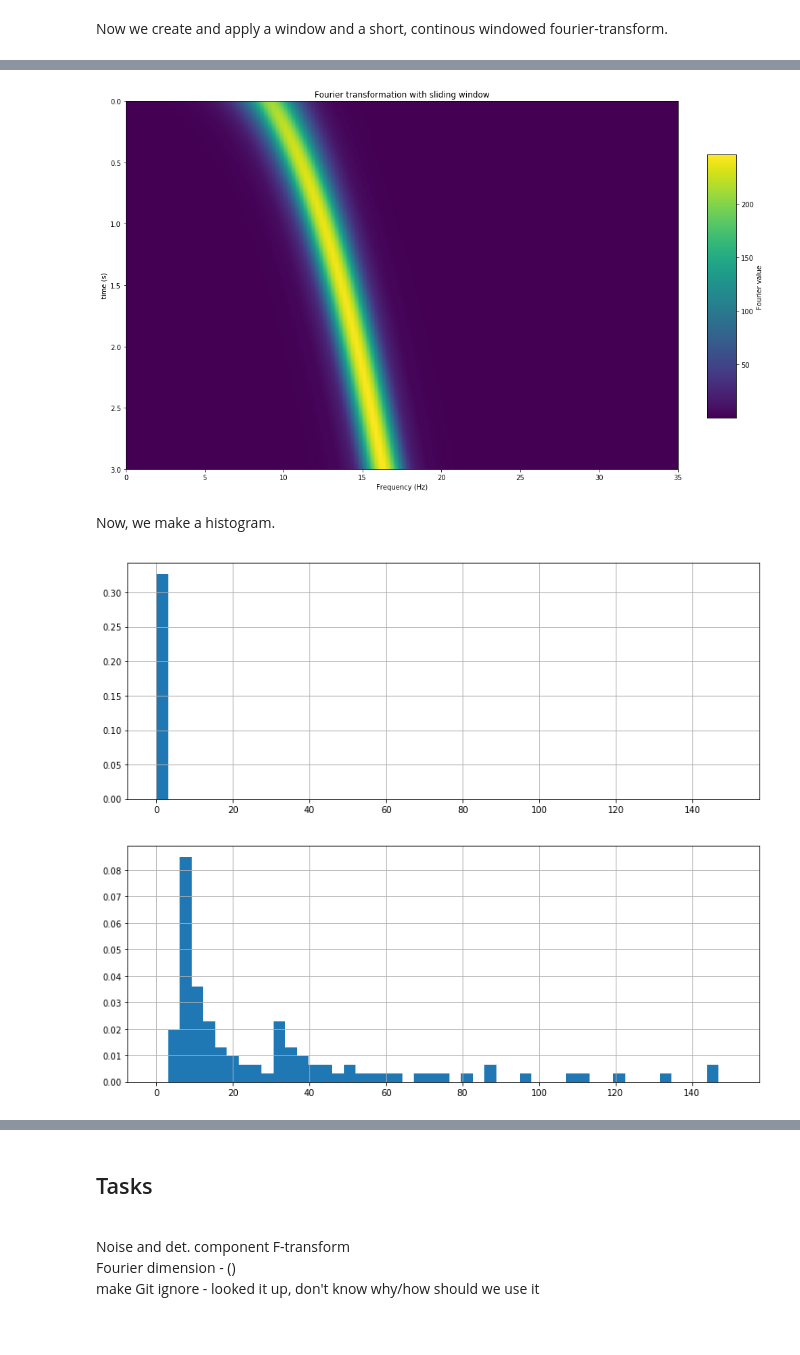
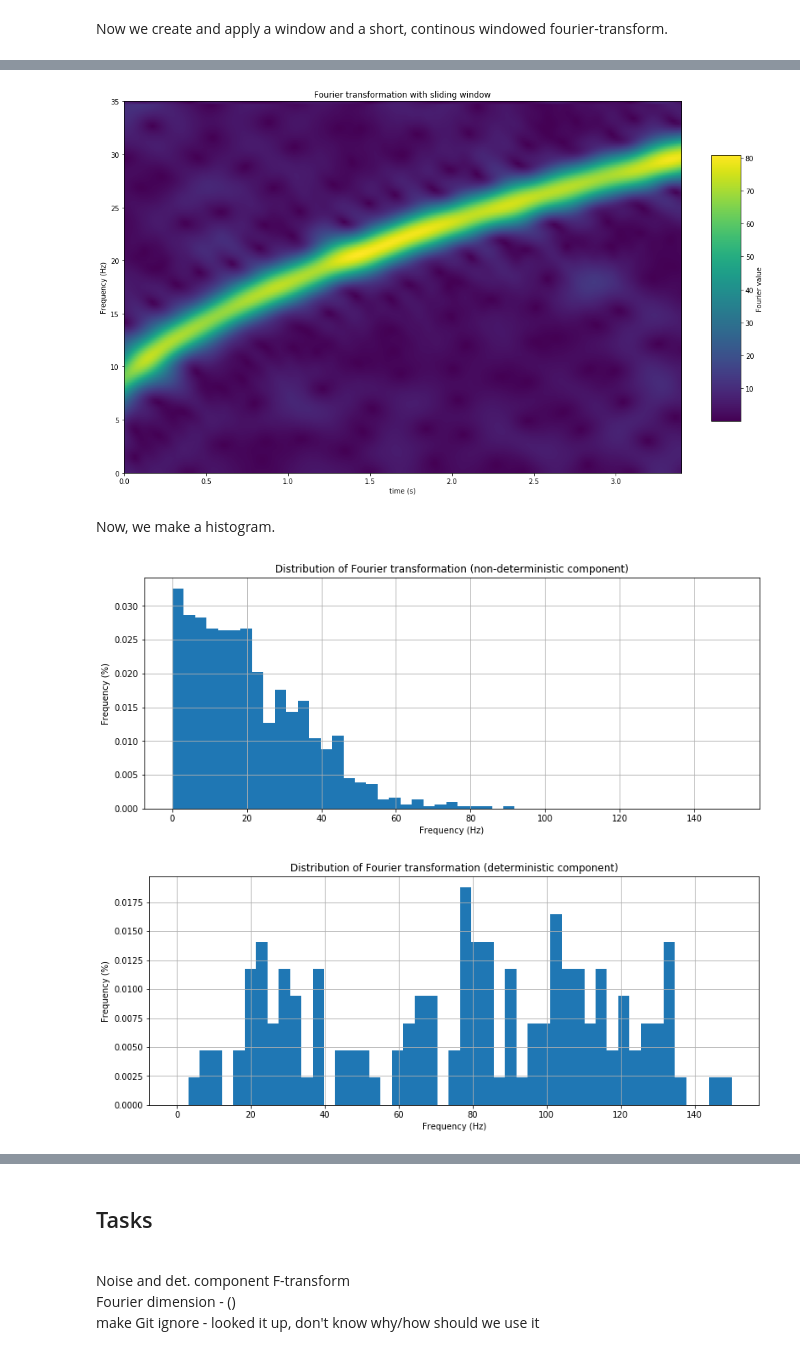
Before and after one commit to martonvavrik/fusion_research, a Jupyter notebook: waves.ipynb, the cells around one changed output, grey strips where cells are left out. Saved outputs shown, nothing was run; the diff lists cells and outputs as text; code cells hidden in the pictures.

```diff
--- a/waves.ipynb
+++ b/waves.ipynb
@@ -15,16 +15,16 @@ from IPython.display import display
 <br> randamp - amplitude of noise (random noise)
 <br> <br> First, we create our signal and noise. In deafult: a sine wave, and a white noise.
 # %%
-f=3
+f=1
 #t=4
 samples=4000
 s_rate=1000
 t=samples/s_rate
-randamp=0
+randamp=2
 frangemax=int(35*t)
 
 x = np.linspace(0.0, t, samples)
-s_det = np.sin(f*2*np.pi*x*(1+(x*5)**0.4))
+s_det = np.sin(f*2*np.pi*x*(1+(x*10**2)**0.5))
 s_noise = (np.random.rand(samples)-0.5)*randamp
 s=(s_det+s_noise)/(0.5*randamp+1)
 
@@ -256,15 +256,15 @@ for i in range(samples-hann_r-hann_r):
 # %%
 plt.figure(figsize=(15,10))
-plt.imshow(z_win_fft_cutted,interpolation='hanning',extent=[0,frangemax/t,t-(2*hann_r/s_rate),0], aspect='auto')
+plt.imshow(z_win_fft_cutted,interpolation='hanning',extent=[0,t-(2*hann_r/s_rate),0,frangemax/t], aspect='auto')
 plt.title('Fourier transformation with sliding window')
-plt.xlabel('Frequency (Hz)')
-plt.ylabel('time (s)')
+plt.ylabel('Frequency (Hz)')
+plt.xlabel('time (s)')
 plt.subplots_adjust(right=0.88)
 cax = plt.axes([0.92, 0.23, 0.04, 0.54])
 plt.colorbar(cax=cax).set_label('Fourier value')
 plt.show()
 # %% [output]
-[figure, old version]
+[figure, new version]
 # %% [markdown]
 Now, we make a histogram.
 # %%
@@ -273,18 +273,24 @@ br_f_abs = np.abs(scipy.fftpack.fft(b_rand))
 # %%
 hist_bins = np.linspace(0.0, 150, 50)
 
 plt.figure(figsize=(13,5))
-plt.hist(yf_noise*0.091,hist_bins, density=True)
+plt.hist(yf_noise,hist_bins, density=True)
+plt.title('Distribution of Fourier transformation (non-deterministic component)')
+plt.ylabel('Frequency (%)')
+plt.xlabel('Frequency (Hz)')
 plt.grid(True)
 plt.show()
 
 plt.figure(figsize=(13,5))
 plt.hist(yfabs, hist_bins, density=True)
+plt.title('Distribution of Fourier transformation (deterministic component)')
+plt.ylabel('Frequency (%)')
+plt.xlabel('Frequency (Hz)')
 plt.grid(True)
 plt.show()
 # %% [output]
-[figure, old version]
+[figure, new version]
-[figure, old version]
+[figure, new version]
 # %%
 plt.figure(figsize=(13,5))
 plt.acorr(yfabs, maxlags=100)
```
Also changed, not shown: parts of 12 cells of this notebook.
